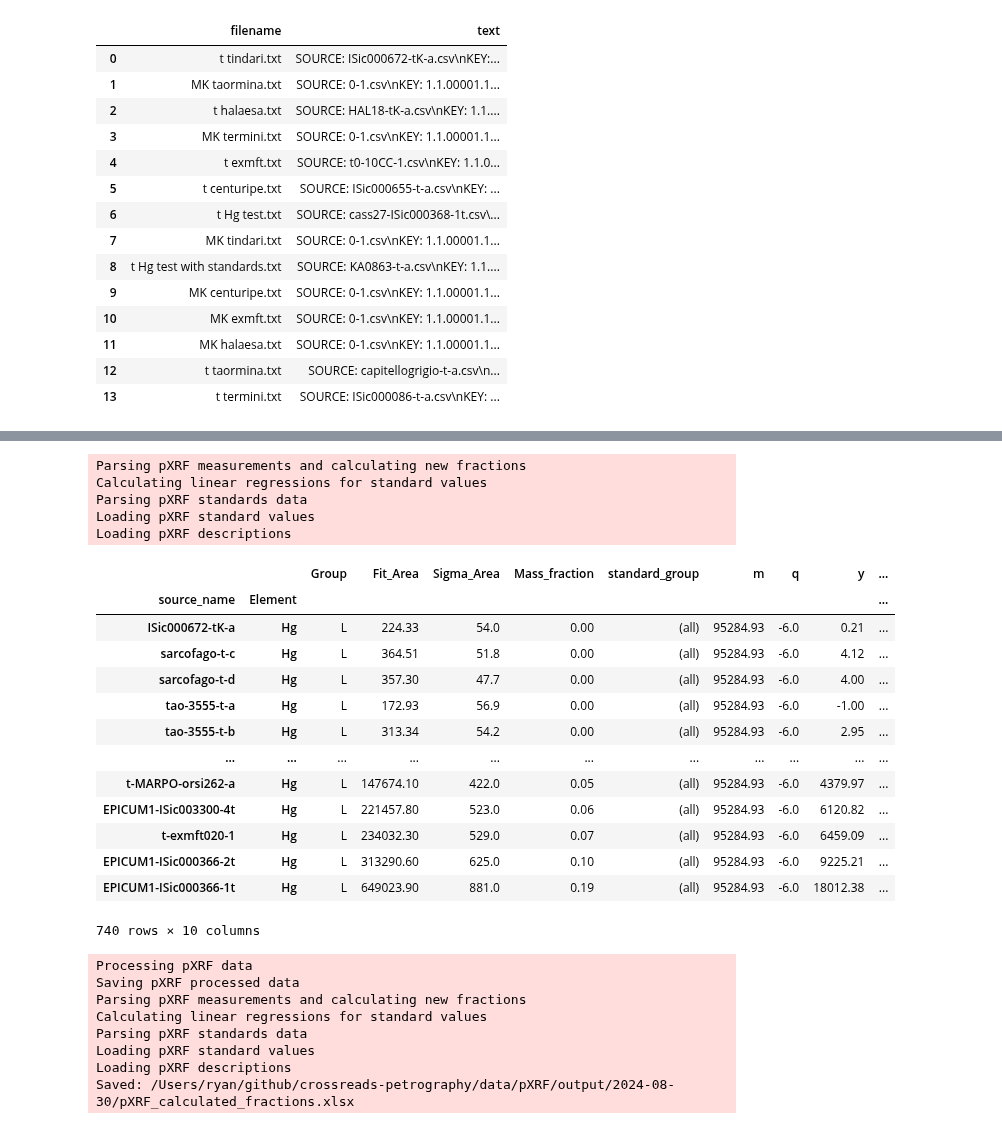
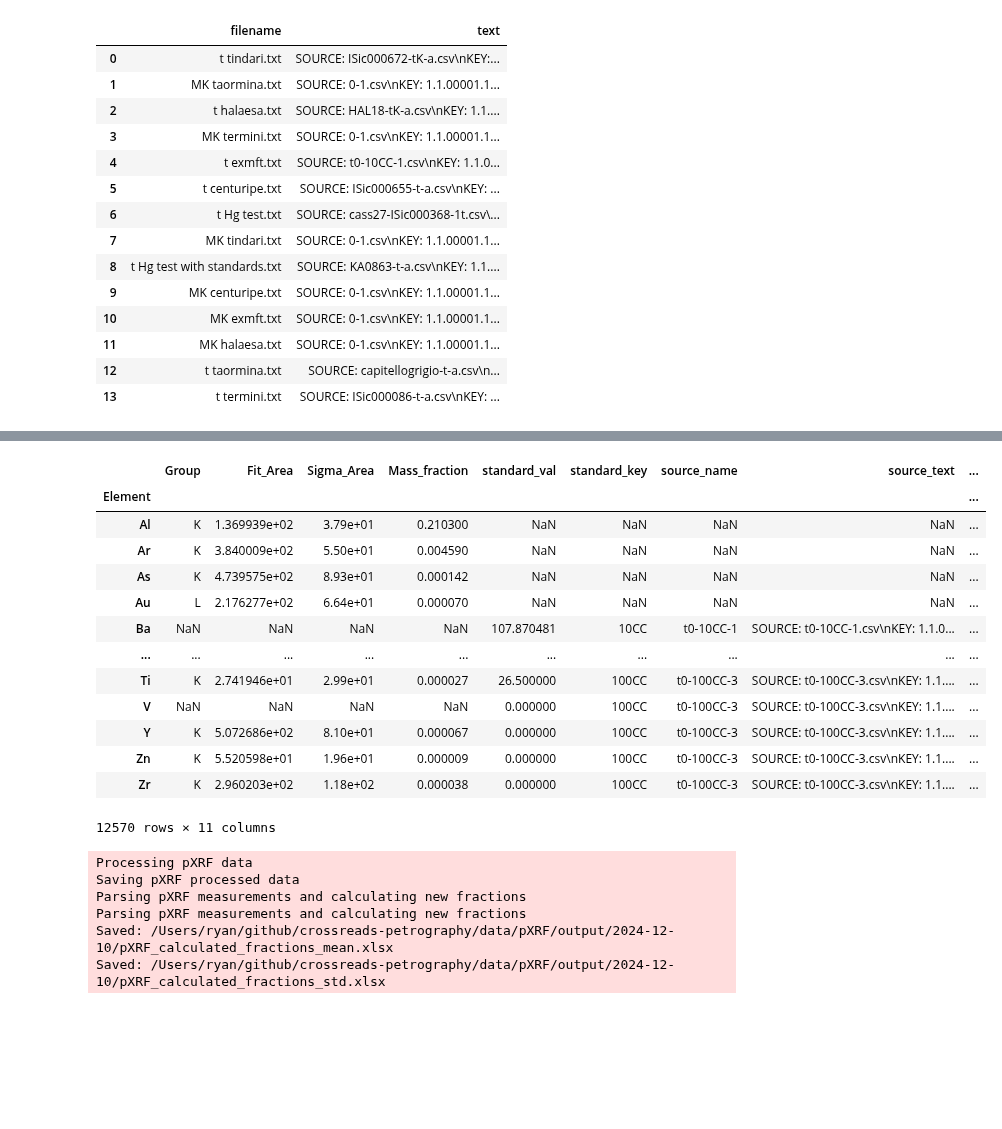
Before and after one commit to kingsdigitallab/crossreads-petrography, a Jupyter notebook: notebooks/pXRF.ipynb, the cells around one changed output, grey strips where cells are left out. Drawn from its saved outputs; the diff is of its cells as text; code cells hidden in the pictures; blank space fills up the shorter version.

```diff
--- a/notebooks/pXRF.ipynb
+++ b/notebooks/pXRF.ipynb
@@ -196,33 +183,17 @@ Name: count, dtype: int64
-# %%
-xrf.df_adjusted.query('Element=="Hg"').sort_values('Mass_fraction')
-# %% [output]
-Parsing pXRF measurements and calculating new fractions
-Calculating linear regressions for standard values
-Parsing pXRF standards data
-Loading pXRF standard values
-Loading pXRF descriptions
-|  |  | Group | Fit_Area | Sigma_Area | Mass_fraction | standard_group | m | q | y | ... |
-| source_name | Element |  |  |  |  |  |  |  |  | ... |
-| ISic000672-tK-a | Hg | L | 224.33 | 54.0 | 0.00 | (all) | 95284.93 | -6.0 | 0.21 | ... |
-| sarcofago-t-c | Hg | L | 364.51 | 51.8 | 0.00 | (all) | 95284.93 | -6.0 | 4.12 | ... |
-| sarcofago-t-d | Hg | L | 357.30 | 47.7 | 0.00 | (all) | 95284.93 | -6.0 | 4.00 | ... |
-| tao-3555-t-a | Hg | L | 172.93 | 56.9 | 0.00 | (all) | 95284.93 | -6.0 | -1.00 | ... |
-| tao-3555-t-b | Hg | L | 313.34 | 54.2 | 0.00 | (all) | 95284.93 | -6.0 | 2.95 | ... |
-| ... | ... | ... | ... | ... | ... | ... | ... | ... | ... | ... |
-| t-MARPO-orsi262-a | Hg | L | 147674.10 | 422.0 | 0.05 | (all) | 95284.93 | -6.0 | 4379.97 | ... |
-| EPICUM1-ISic003300-4t | Hg | L | 221457.80 | 523.0 | 0.06 | (all) | 95284.93 | -6.0 | 6120.82 | ... |
-| t-exmft020-1 | Hg | L | 234032.30 | 529.0 | 0.07 | (all) | 95284.93 | -6.0 | 6459.09 | ... |
-| EPICUM1-ISic000366-2t | Hg | L | 313290.60 | 625.0 | 0.10 | (all) | 95284.93 | -6.0 | 9225.21 | ... |
-| EPICUM1-ISic000366-1t | Hg | L | 649023.90 | 881.0 | 0.19 | (all) | 95284.93 | -6.0 | 18012.38 | ... |
-740 rows × 10 columns
 # %%
-xrf.run()
+xrf.df_standards_parsed
 # %% [output]
+|  | Group | Fit_Area | Sigma_Area | Mass_fraction | standard_val | standard_key | source_name | source_text | ... |
+| Element |  |  |  |  |  |  |  |  | ... |
+| Al | K | 1.369939e+02 | 3.79e+01 | 0.210300 | NaN | NaN | NaN | NaN | ... |
+| Ar | K | 3.840009e+02 | 5.50e+01 | 0.004590 | NaN | NaN | NaN | NaN | ... |
+| As | K | 4.739575e+02 | 8.93e+01 | 0.000142 | NaN | NaN | NaN | NaN | ... |
+| Au | L | 2.176277e+02 | 6.64e+01 | 0.000070 | NaN | NaN | NaN | NaN | ... |
+| Ba | NaN | NaN | NaN | NaN | 107.870481 | 10CC | t0-10CC-1 | SOURCE: t0-10CC-1.csv\nKEY: 1.1.0... | ... |
+| ... | ... | ... | ... | ... | ... | ... | ... | ... | ... |
+| Ti | K | 2.741946e+01 | 2.99e+01 | 0.000027 | 26.500000 | 100CC | t0-100CC-3 | SOURCE: t0-100CC-3.csv\nKEY: 1.1.... | ... |
+| V | NaN | NaN | NaN | NaN | 0.000000 | 100CC | t0-100CC-3 | SOURCE: t0-100CC-3.csv\nKEY: 1.1.... | ... |
+| Y | K | 5.072686e+02 | 8.10e+01 | 0.000067 | 0.000000 | 100CC | t0-100CC-3 | SOURCE: t0-100CC-3.csv\nKEY: 1.1.... | ... |
+| Zn | K | 5.520598e+01 | 1.96e+01 | 0.000009 | 0.000000 | 100CC | t0-100CC-3 | SOURCE: t0-100CC-3.csv\nKEY: 1.1.... | ... |
+| Zr | K | 2.960203e+02 | 1.18e+02 | 0.000038 | 0.000000 | 100CC | t0-100CC-3 | SOURCE: t0-100CC-3.csv\nKEY: 1.1.... | ... |
-Processing pXRF data
-Saving pXRF processed data
-Parsing pXRF measurements and calculating new fractions
-Calculating linear regressions for standard values
-Parsing pXRF standards data
-Loading pXRF standard values
-Loading pXRF descriptions
-Saved: /Users/ryan/github/crossreads-petrography/data/pXRF/output/2024-08-30/pXRF_calculated_fractions.xlsx
+12570 rows × 11 columns
@@ -228,0 +203,9 @@ Saved: /Users/ryan/github/crossreads-petrography/data/pXRF/output/2024-08-30/pXR
+# %%
+xrf.run(pivot_table=True)  # hide all cols besides Calc_fraction
+# %% [output]
+Processing pXRF data
+Saving pXRF processed data
+Parsing pXRF measurements and calculating new fractions
+Parsing pXRF measurements and calculating new fractions
+Saved: /Users/ryan/github/crossreads-petrography/data/pXRF/output/2024-12-10/pXRF_calculated_fractions_mean.xlsx
+Saved: /Users/ryan/github/crossreads-petrography/data/pXRF/output/2024-12-10/pXRF_calculated_fractions_std.xlsx
```
Also changed, not shown: parts of 14 cells of this notebook, 13 other files.
